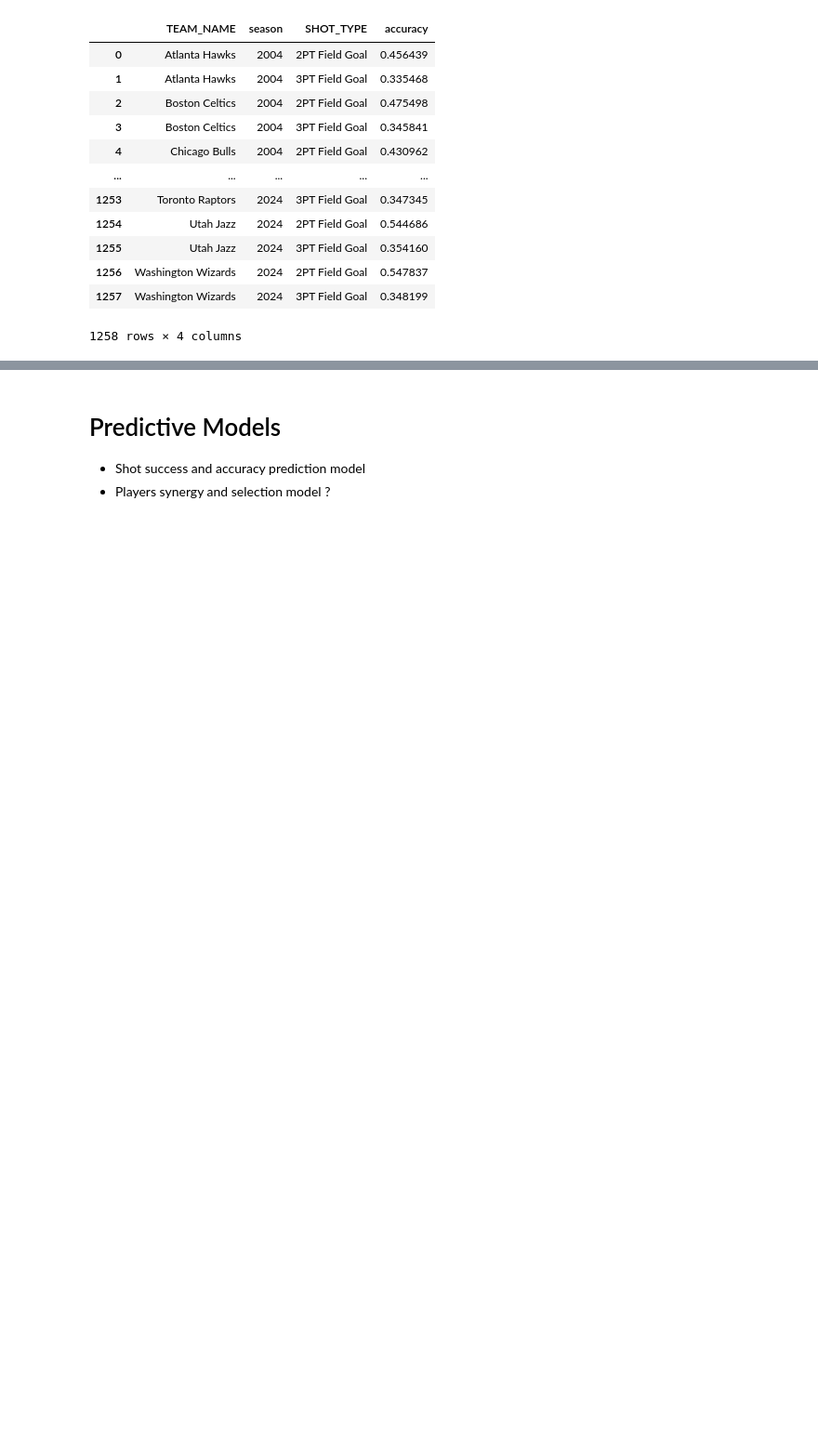
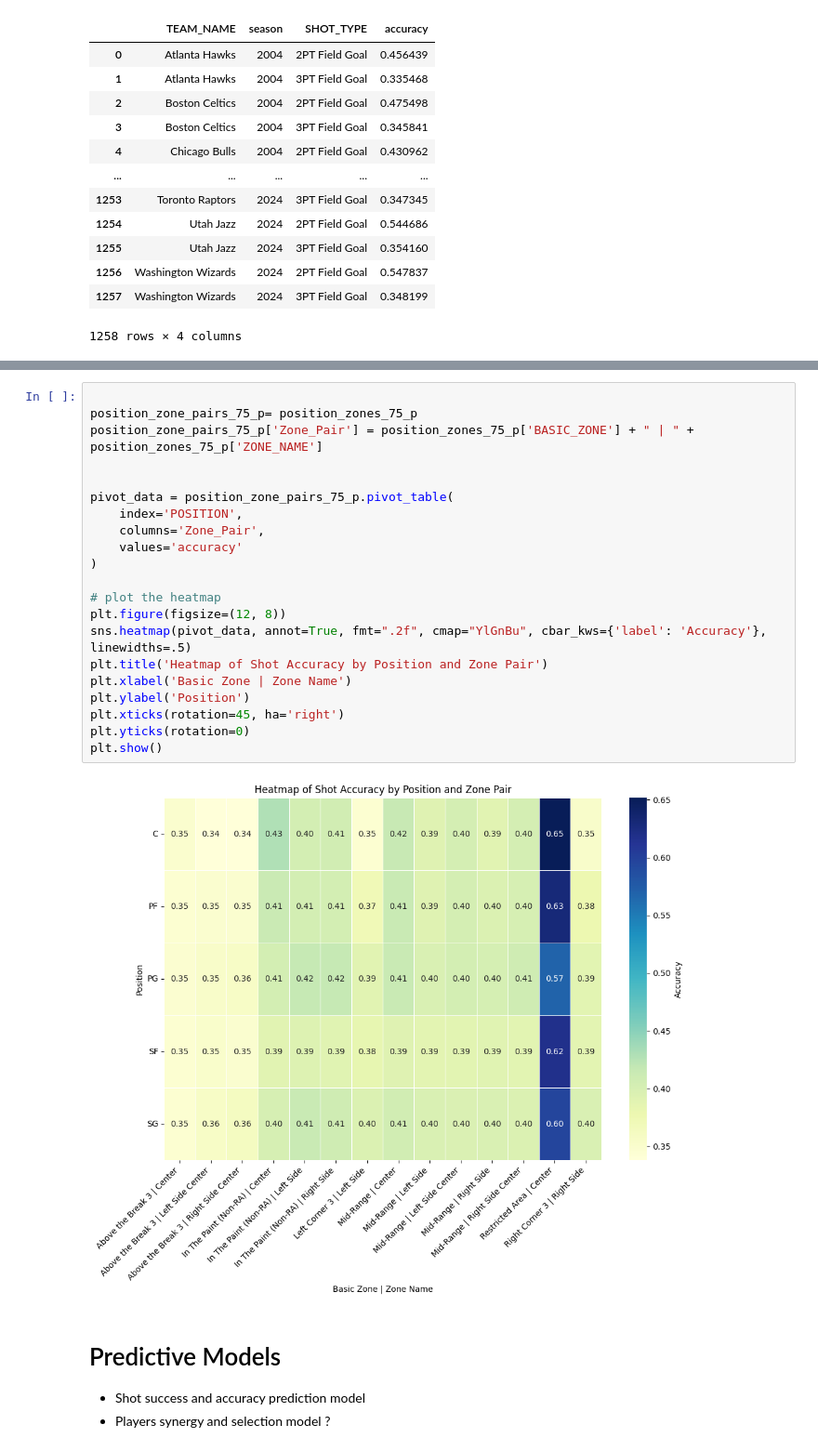
Before and after one commit to fan71c/NBA-Project, a Jupyter notebook: notebooks/main.ipynb, the cells around one changed output, grey strips where cells are left out. Shown at 93% size. Saved outputs shown, nothing was run; the diff lists cells and outputs as text; blank space fills up the shorter version.

Commit message:
Added some EDA looking at position and zones

```diff
--- a/notebooks/main.ipynb
+++ b/notebooks/main.ipynb
@@ -396,3 +550,26 @@ sns.lineplot(data=shot_type_df, x="season", y="accuracy", hue="TEAM_NAME", style
+# %%
+
+position_zone_pairs_75_p= position_zones_75_p
+position_zone_pairs_75_p['Zone_Pair'] = position_zones_75_p['BASIC_ZONE'] + " | " + position_zones_75_p['ZONE_NAME']
+
+
+pivot_data = position_zone_pairs_75_p.pivot_table(
+    index='POSITION',
+    columns='Zone_Pair',
+    values='accuracy'
+)
+
+# plot the heatmap
+plt.figure(figsize=(12, 8))
+sns.heatmap(pivot_data, annot=True, fmt=".2f", cmap="YlGnBu", cbar_kws={'label': 'Accuracy'}, linewidths=.5)
+plt.title('Heatmap of Shot Accuracy by Position and Zone Pair')
+plt.xlabel('Basic Zone | Zone Name')
+plt.ylabel('Position')
+plt.xticks(rotation=45, ha='right')
+plt.yticks(rotation=0)
+plt.show()
+# %% [output]
+[figure, added]
 # %% [markdown]
 # Predictive Models
 - Shot success and accuracy prediction model
```
Also changed, not shown: parts of 17 cells of this notebook.
